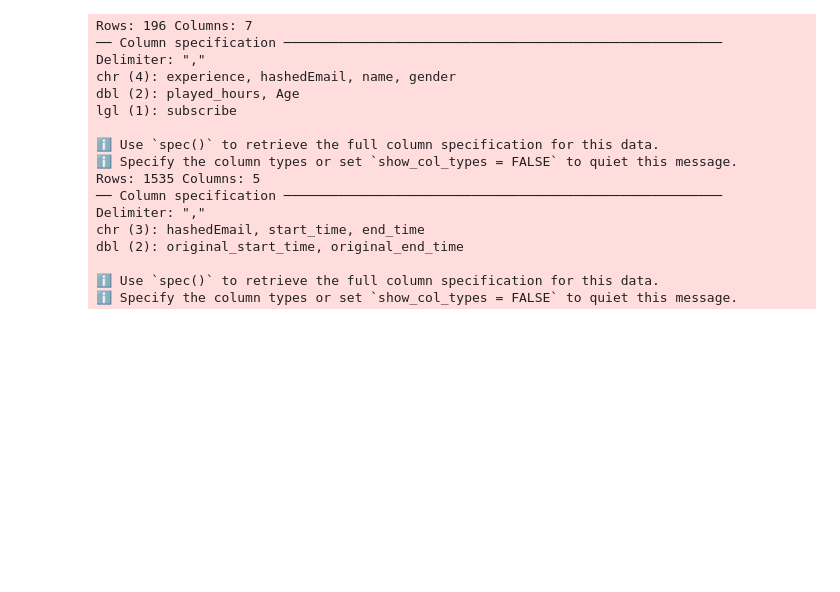
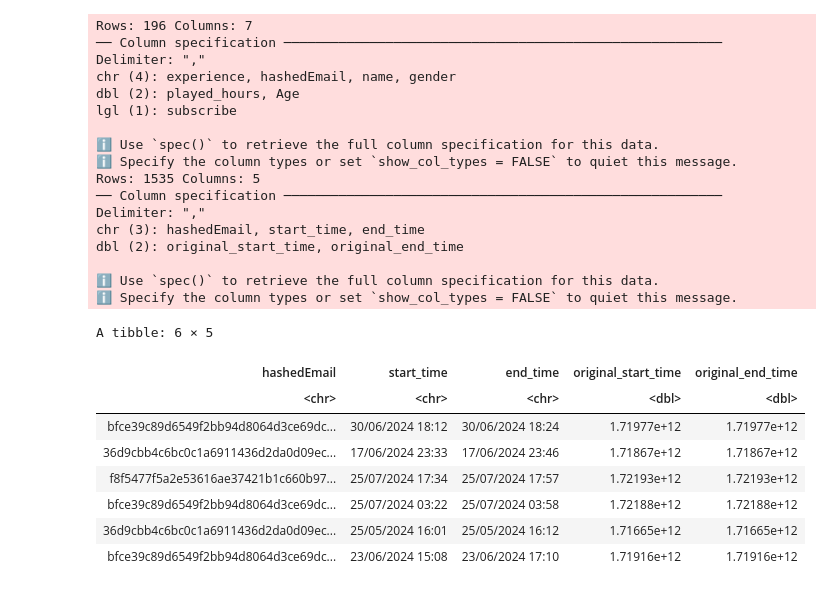
Before and after one commit to skylv777/Data_Science_Project, a Jupyter notebook: VideoGameProject.ipynb, the cells around one changed output. Cells and saved outputs as stored; diff of their text form; code cells hidden in the pictures; blank space fills up the shorter version.

```diff
--- a/VideoGameProject.ipynb
+++ b/VideoGameProject.ipynb
@@ -14,21 +66,36 @@ library(tidyverse)
 # %%
-players_data<-read_csv("data/players.csv")
-sessions_data<-read_csv("data/sessions.csv")
+players_url <- "https://raw.githubusercontent.com/skylv777/Data_Science_Project/refs/heads/main/data/players.csv"
+sessions_url <- "https://raw.githubusercontent.com/skylv777/Data_Science_Project/refs/heads/main/data/sessions.csv"
+players_data <- read_csv(players_url)
+sessions_data <- read_csv(sessions_url)
+
+sessions_data_tidy <-
+head(players_data)
+head(sessions_data)
 # %% [output]
 Rows: 196 Columns: 7
 ── Column specification ────────────────────────────────────────────────────────
 Delimiter: ","
 chr (4): experience, hashedEmail, name, gender
 dbl (2): played_hours, Age
 lgl (1): subscribe
 
 ℹ Use `spec()` to retrieve the full column specification for this data.
 ℹ Specify the column types or set `show_col_types = FALSE` to quiet this message.
 Rows: 1535 Columns: 5
 ── Column specification ────────────────────────────────────────────────────────
 Delimiter: ","
 chr (3): hashedEmail, start_time, end_time
 dbl (2): original_start_time, original_end_time
 
 ℹ Use `spec()` to retrieve the full column specification for this data.
 ℹ Specify the column types or set `show_col_types = FALSE` to quiet this message.
+A tibble: 6 × 5
+| hashedEmail | start_time | end_time | original_start_time | original_end_time |
+| <chr> | <chr> | <chr> | <dbl> | <dbl> |
+| bfce39c89d6549f2bb94d8064d3ce69dc... | 30/06/2024 18:12 | 30/06/2024 18:24 | 1.71977e+12 | 1.71977e+12 |
+| 36d9cbb4c6bc0c1a6911436d2da0d09ec... | 17/06/2024 23:33 | 17/06/2024 23:46 | 1.71867e+12 | 1.71867e+12 |
+| f8f5477f5a2e53616ae37421b1c660b97... | 25/07/2024 17:34 | 25/07/2024 17:57 | 1.72193e+12 | 1.72193e+12 |
+| bfce39c89d6549f2bb94d8064d3ce69dc... | 25/07/2024 03:22 | 25/07/2024 03:58 | 1.72188e+12 | 1.72188e+12 |
+| 36d9cbb4c6bc0c1a6911436d2da0d09ec... | 25/05/2024 16:01 | 25/05/2024 16:12 | 1.71665e+12 | 1.71665e+12 |
+| bfce39c89d6549f2bb94d8064d3ce69dc... | 23/06/2024 15:08 | 23/06/2024 17:10 | 1.71916e+12 | 1.71916e+12 |
```
Also changed, not shown: parts of 13 cells of this notebook.
